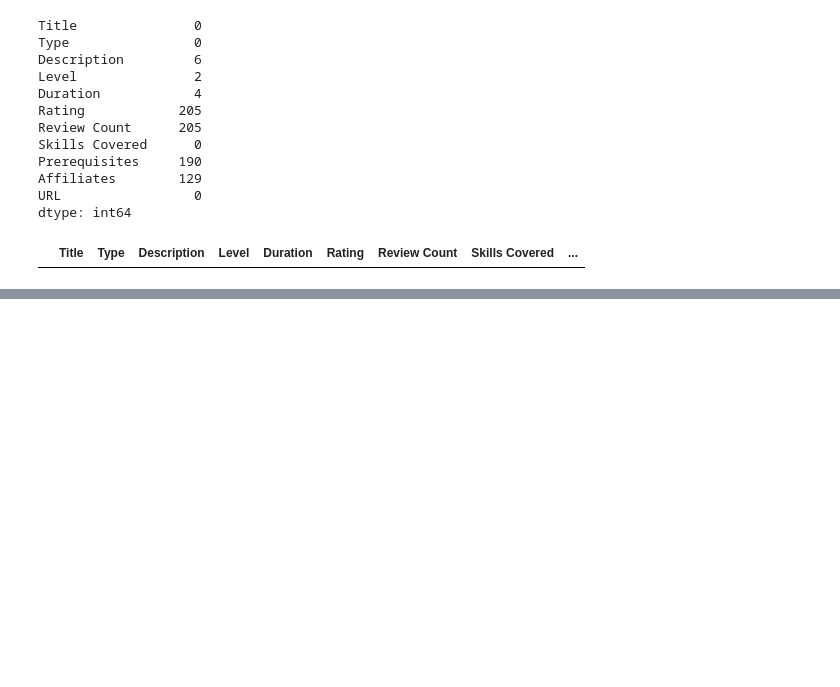
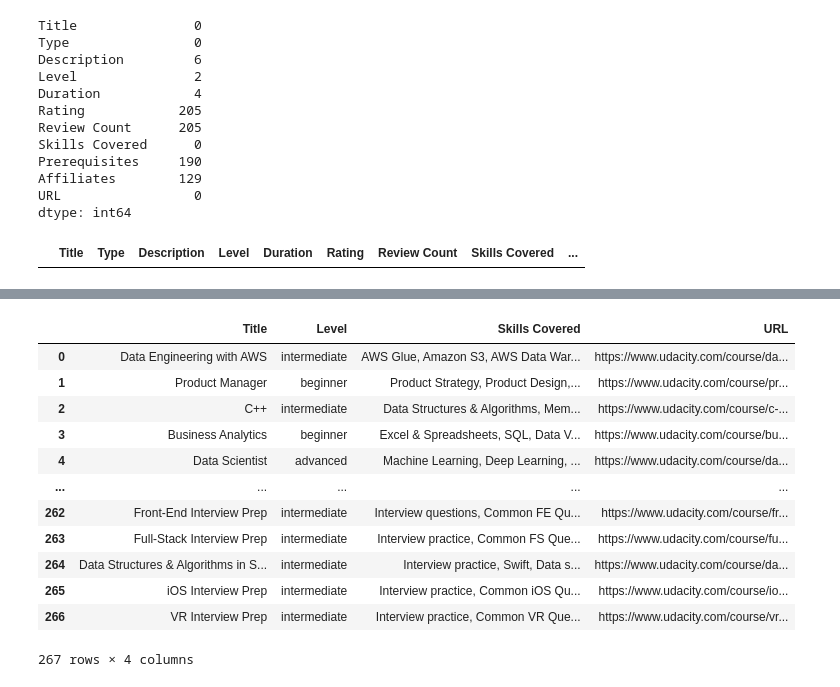
Before and after one commit to humancoder1/Course-Intern_Recommendation_Model, a Jupyter notebook: Analysis.ipynb, the cells around one changed output, grey strips where cells are left out. Drawn from its saved outputs; the diff is of its cells as text; code cells hidden in the pictures; blank space fills up the shorter version.

Commit message:
Dropped non-required fields and created a copy

```diff
--- a/Analysis.ipynb
+++ b/Analysis.ipynb
@@ -145,3 +153,6 @@ dataframe1.query('Title == "Artificial Intelligence"')
 |  | Title | Type | Description | Level | Duration | Rating | Review Count | Skills Covered | ... |
 | 53 | Artificial Intelligence | nanodegree | Learn essential Artificial Intell... | advanced | 3 Months | 4.5 | 355.0 | Constraint Propagation, AI Algori... | ... |
 | 87 | Artificial Intelligence | free | This course gives a survey of top... | intermediate | 4 Months | NaN | NaN | Artificial Intelligence, Probabil... | ... |
+# %%
+# new_df = dataframe1.copy()
+new_df = dataframe1.drop(columns=["Rating" ,"Review Count","Prerequisites" , "Affiliates" , "Type" , "Description" , "Duration" , "URL"]).copy()
@@ -147,0 +166,16 @@ dataframe1.query('Title == "Artificial Intelligence"')
+# %%
+new_df
+# %% [output]
+|  | Title | Level | Skills Covered | URL |
+| 0 | Data Engineering with AWS | intermediate | AWS Glue, Amazon S3, AWS Data War... | https://www.udacity.com/course/da... |
+| 1 | Product Manager | beginner | Product Strategy, Product Design,... | https://www.udacity.com/course/pr... |
+| 2 | C++ | intermediate | Data Structures & Algorithms, Mem... | https://www.udacity.com/course/c-... |
+| 3 | Business Analytics | beginner | Excel & Spreadsheets, SQL, Data V... | https://www.udacity.com/course/bu... |
+| 4 | Data Scientist | advanced | Machine Learning, Deep Learning, ... | https://www.udacity.com/course/da... |
+| ... | ... | ... | ... | ... |
+| 262 | Front-End Interview Prep | intermediate | Interview questions, Common FE Qu... | https://www.udacity.com/course/fr... |
+| 263 | Full-Stack Interview Prep | intermediate | Interview practice, Common FS Que... | https://www.udacity.com/course/fu... |
+| 264 | Data Structures & Algorithms in S... | intermediate | Interview practice, Swift, Data s... | https://www.udacity.com/course/da... |
+| 265 | iOS Interview Prep | intermediate | Interview practice, Common iOS Qu... | https://www.udacity.com/course/io... |
+| 266 | VR Interview Prep | intermediate | Interview practice, Common VR Que... | https://www.udacity.com/course/vr... |
+267 rows × 4 columns
```
Also changed, not shown: parts of 5 cells of this notebook.
